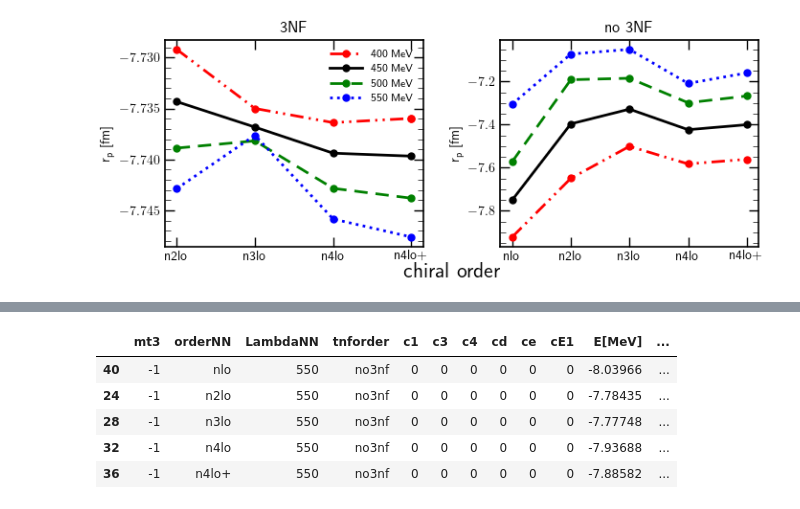
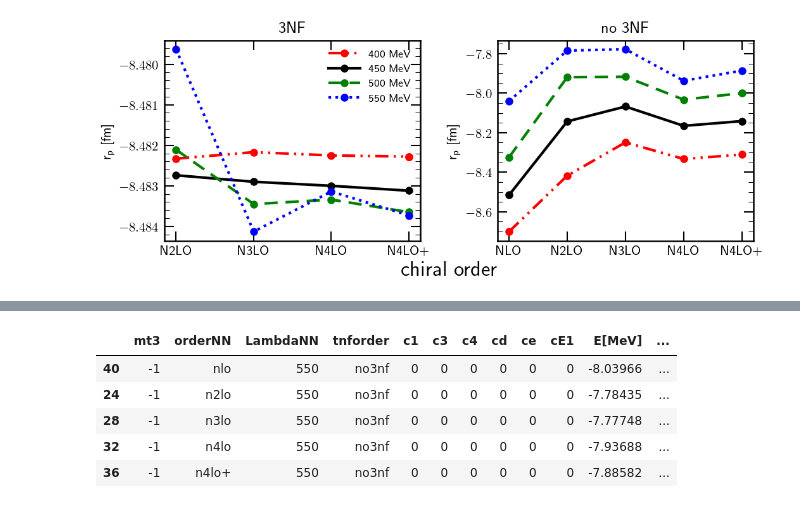
Before and after one commit to VitaliiUr/thesis, a Jupyter notebook: PlotData/PION/Dalitz_maps/3NF_test.ipynb, the cells around one changed output, grey strips where cells are left out. Drawn from its saved outputs; the diff is of its cells as text; code cells hidden in the pictures.

```diff
--- a/PlotData/PION/Dalitz_maps/3NF_test.ipynb
+++ b/PlotData/PION/Dalitz_maps/3NF_test.ipynb
@@ -7,6 +7,7 @@ import matplotlib.pyplot as plt
 import matplotlib as mpl
 import numpy as np
 # import seaborn as sns
+mpl.rcParams['figure.dpi'] = 150
 # %%
 CUTOFF = [400, 450, 500, 550]
 
@@ -160,38 +207,39 @@ axes = gs.subplots(sharey=False)
 #     "d$\sigma$/d$\Omega_d$ [fm$^2$ sr$^{-1}$]", x=0.03, y=0.6, size=12)
 fig.supxlabel("chiral order", y=-0.02, size=16)
 
-mt = "1"
+mt = "-1"
 df_tmp1 = df[(
     df["mt3"] == mt) & (df["tnforder"] == "n2lo")]
 df_tmp2 = df[(
     df["mt3"] == mt) & (df["tnforder"] == "no3nf") & (df["orderNN"] != "lo")]
 for cut in range(1, 5):
     cutoff = str(350+50*cut)
-    axes[0].plot(df_tmp1[df_tmp1["LambdaNN"] == cutoff].orderNN, df_tmp1[df_tmp1["LambdaNN"] == cutoff]["E[MeV]"],
+    axes[0].plot(df_tmp1[df_tmp1["LambdaNN"] == cutoff].orderNN.str.upper(),
+                 df_tmp1[df_tmp1["LambdaNN"] == cutoff]["E[MeV]"],
                  label=f"{cutoff} MeV",
              **ls_cutoff[int(cutoff)], marker=".", markersize=10)
-    axes[1].plot(df_tmp2[df_tmp2["LambdaNN"] == cutoff].orderNN,
+    axes[1].plot(df_tmp2[df_tmp2["LambdaNN"] == cutoff].orderNN.str.upper(),
                  df_tmp2[df_tmp2["LambdaNN"] == cutoff]["E[MeV]"],
                  label=f"{cutoff} MeV",
              **ls_cutoff[int(cutoff)], marker=".", markersize=10)
 
     # ax[1].plot(df_cuts[f"{cut}_{particle}"] .energy, df_cuts[f"{cut}_{particle}"] .dGdE*factor,
     #             **ls_cutoff[cutoff], label=f"{cutoff} MeV")
 for ax in axes:
     ax.tick_params(axis="y", which='minor', direction='in',
                     length=4, width=0.5, top=True, right=True)
     ax.tick_params(axis="x", which='minor', length=0)
     ax.tick_params(which='major', direction='in',
                     length=7, width=1, top=True, right=True)
     ax.set_ylabel("r$_\\text{p}$ [fm]")
 # plt.xlabel("chiral order")
 axes[0].legend(fontsize=8, handlelength=3)
 axes[0].set_title("3NF")
 axes[1].set_title("no 3NF")
 plt.tight_layout()
 
-# plt.savefig(f"./figures/proton_radius_mt3{mt}_3NF.pdf",
-#             dpi=600, facecolor="white")
+plt.savefig(f"./figures/proton_radius_mt3{mt}_3NF.pdf",
+            dpi=600, facecolor="white")
 plt.show()
 # %% [output]
-[figure, old version]
+[figure, new version]
```
Also changed, not shown: parts of 3 cells of this notebook, 8 other files.
